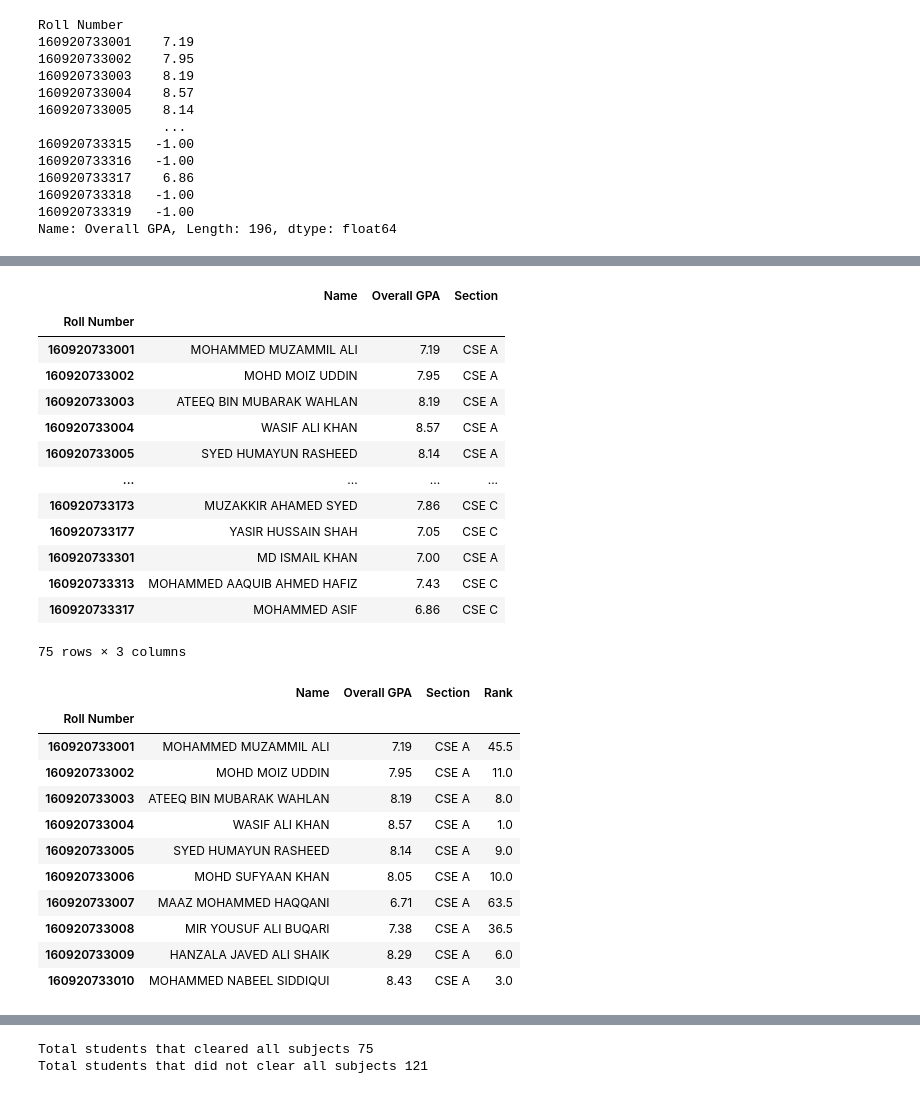
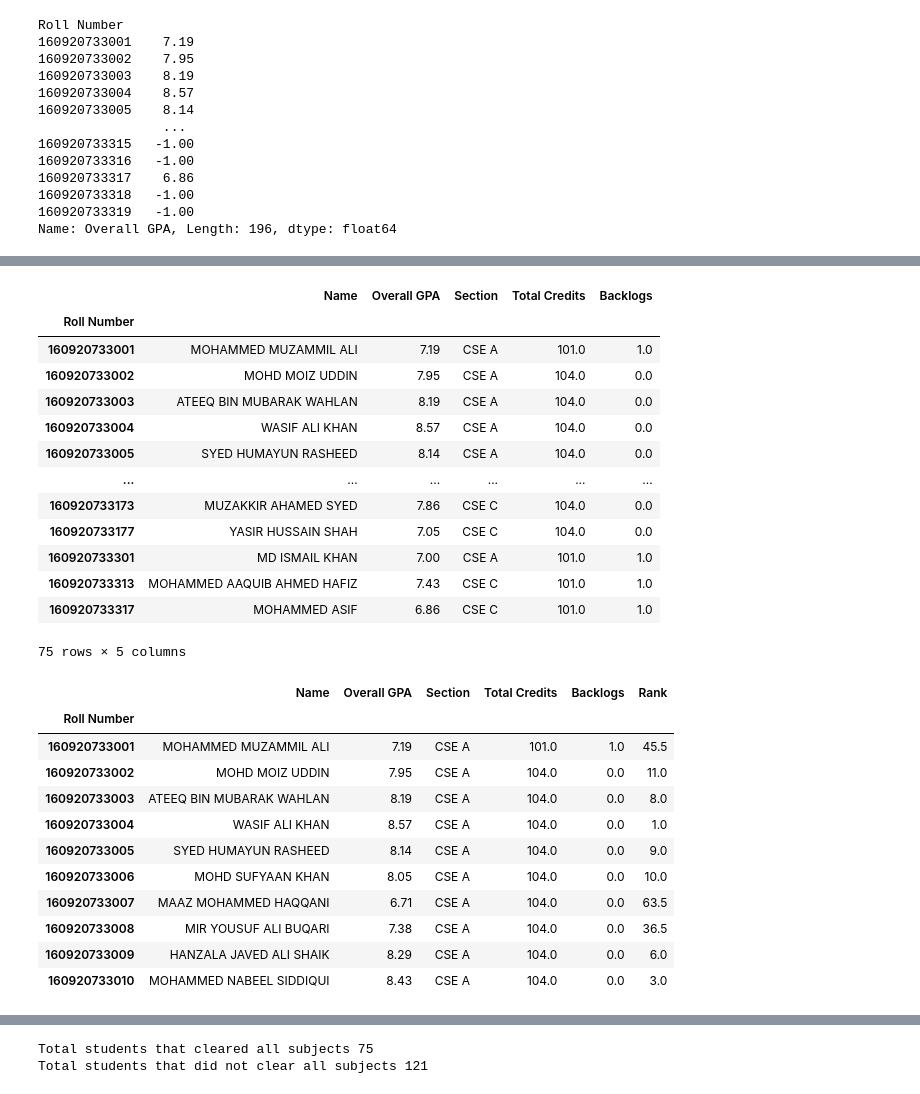
Before and after one commit to Suhaib-Arif/Osmania-5th-Sem-Analysis, a Jupyter notebook: Results-5th-Sem/results.ipynb, the cells around one changed output, grey strips where cells are left out. Cells and saved outputs as stored; diff of their text form; code cells hidden in the pictures.

```diff
--- a/Results-5th-Sem/results.ipynb
+++ b/Results-5th-Sem/results.ipynb
@@ -232,12 +274,4 @@ clean_results_df.head(10)
 # %%
 # Removing the substring 'PASSED-' from all the students that have cleared
-def replace(x):
-    sub = "PASSED-"
-    if isinstance(x, str):
-        x = x.replace(sub,"")
-        return x
-    else:
-        return x
-
-clean_results_df["Overall GPA"] = clean_results_df["Overall GPA"].apply(replace)
+clean_results_df["Overall GPA"] = clean_results_df["Overall GPA"].str.replace("PASSED-", "")
 # %%
@@ -260,6 +294,5 @@ clean_results_df.iloc[:,1:]
 # %%
 # Converting GPA to numeric values
-clean_results_df = clean_results_df.dropna()
 clean_results_df['Overall GPA'] = pd.to_numeric(clean_results_df['Overall GPA'])
 clean_results_df['Overall GPA']
 # %% [output]
@@ -278,6 +311,8 @@ Roll Number
 Name: Overall GPA, Length: 196, dtype: float64
 # %%
 # Creating a DataFrame that consistes only of Name GPA and section
-compressed_results_df = clean_results_df.loc[:,["Name", "Overall GPA", "Section"]]
+compressed_results_df = clean_results_df.loc[:,["Name", "Overall GPA", "Section", "Total Credits",
+                                                "Backlogs"]
+                                            ]
 compressed_results_df.head(10)
 # %% [output]
@@ -348,38 +383,38 @@ c_section_df.sort_values(by = "Overall GPA", ascending=False)[:5]
 # %%
-# DataFrame containing students that have cleared all subjects
-all_clear_students_df = compressed_results_df[compressed_results_df["Overall GPA"] != -1]
-all_clear_students_df
+# DataFrame containing students that have cleared all subjects in current sem
+current_clear_students_df = compressed_results_df[compressed_results_df["Overall GPA"] != -1]
+current_clear_students_df
 # %% [output]
-|  | Name | Overall GPA | Section |
-| Roll Number |  |  |  |
-| 160920733001 | MOHAMMED MUZAMMIL ALI | 7.19 | CSE A |
-| 160920733002 | MOHD MOIZ UDDIN | 7.95 | CSE A |
-| 160920733003 | ATEEQ BIN MUBARAK WAHLAN | 8.19 | CSE A |
-| 160920733004 | WASIF ALI KHAN | 8.57 | CSE A |
-| 160920733005 | SYED HUMAYUN RASHEED | 8.14 | CSE A |
-| ... | ... | ... | ... |
-| 160920733173 | MUZAKKIR AHAMED SYED | 7.86 | CSE C |
-| 160920733177 | YASIR HUSSAIN SHAH | 7.05 | CSE C |
-| 160920733301 | MD ISMAIL KHAN | 7.00 | CSE A |
-| 160920733313 | MOHAMMED AAQUIB AHMED HAFIZ | 7.43 | CSE C |
-| 160920733317 | MOHAMMED ASIF | 6.86 | CSE C |
+|  | Name | Overall GPA | Section | Total Credits | Backlogs |
+| Roll Number |  |  |  |  |  |
+| 160920733001 | MOHAMMED MUZAMMIL ALI | 7.19 | CSE A | 101.0 | 1.0 |
+| 160920733002 | MOHD MOIZ UDDIN | 7.95 | CSE A | 104.0 | 0.0 |
+| 160920733003 | ATEEQ BIN MUBARAK WAHLAN | 8.19 | CSE A | 104.0 | 0.0 |
+| 160920733004 | WASIF ALI KHAN | 8.57 | CSE A | 104.0 | 0.0 |
+| 160920733005 | SYED HUMAYUN RASHEED | 8.14 | CSE A | 104.0 | 0.0 |
+| ... | ... | ... | ... | ... | ... |
+| 160920733173 | MUZAKKIR AHAMED SYED | 7.86 | CSE C | 104.0 | 0.0 |
+| 160920733177 | YASIR HUSSAIN SHAH | 7.05 | CSE C | 104.0 | 0.0 |
+| 160920733301 | MD ISMAIL KHAN | 7.00 | CSE A | 101.0 | 1.0 |
+| 160920733313 | MOHAMMED AAQUIB AHMED HAFIZ | 7.43 | CSE C | 101.0 | 1.0 |
+| 160920733317 | MOHAMMED ASIF | 6.86 | CSE C | 101.0 | 1.0 |
-75 rows × 3 columns
+75 rows × 5 columns
 # %%
 # Assigning Rank based on GPA
-all_clear_students_df.loc[:, "Rank"] = all_clear_students_df["Overall GPA"].rank(ascending=False)
-all_clear_students_df.head(10)
+current_clear_students_df.loc[:, "Rank"] = current_clear_students_df["Overall GPA"].rank(ascending=False)
+current_clear_students_df.head(10)
 # %% [output]
-|  | Name | Overall GPA | Section | Rank |
-| Roll Number |  |  |  |  |
-| 160920733001 | MOHAMMED MUZAMMIL ALI | 7.19 | CSE A | 45.5 |
-| 160920733002 | MOHD MOIZ UDDIN | 7.95 | CSE A | 11.0 |
-| 160920733003 | ATEEQ BIN MUBARAK WAHLAN | 8.19 | CSE A | 8.0 |
-| 160920733004 | WASIF ALI KHAN | 8.57 | CSE A | 1.0 |
-| 160920733005 | SYED HUMAYUN RASHEED | 8.14 | CSE A | 9.0 |
-| 160920733006 | MOHD SUFYAAN KHAN | 8.05 | CSE A | 10.0 |
-| 160920733007 | MAAZ MOHAMMED HAQQANI | 6.71 | CSE A | 63.5 |
-| 160920733008 | MIR YOUSUF ALI BUQARI | 7.38 | CSE A | 36.5 |
-| 160920733009 | HANZALA JAVED ALI SHAIK | 8.29 | CSE A | 6.0 |
-| 160920733010 | MOHAMMED NABEEL SIDDIQUI | 8.43 | CSE A | 3.0 |
+|  | Name | Overall GPA | Section | Total Credits | Backlogs | Rank |
+| Roll Number |  |  |  |  |  |  |
+| 160920733001 | MOHAMMED MUZAMMIL ALI | 7.19 | CSE A | 101.0 | 1.0 | 45.5 |
+| 160920733002 | MOHD MOIZ UDDIN | 7.95 | CSE A | 104.0 | 0.0 | 11.0 |
+| 160920733003 | ATEEQ BIN MUBARAK WAHLAN | 8.19 | CSE A | 104.0 | 0.0 | 8.0 |
+| 160920733004 | WASIF ALI KHAN | 8.57 | CSE A | 104.0 | 0.0 | 1.0 |
+| 160920733005 | SYED HUMAYUN RASHEED | 8.14 | CSE A | 104.0 | 0.0 | 9.0 |
+| 160920733006 | MOHD SUFYAAN KHAN | 8.05 | CSE A | 104.0 | 0.0 | 10.0 |
+| 160920733007 | MAAZ MOHAMMED HAQQANI | 6.71 | CSE A | 104.0 | 0.0 | 63.5 |
+| 160920733008 | MIR YOUSUF ALI BUQARI | 7.38 | CSE A | 104.0 | 0.0 | 36.5 |
+| 160920733009 | HANZALA JAVED ALI SHAIK | 8.29 | CSE A | 104.0 | 0.0 | 6.0 |
+| 160920733010 | MOHAMMED NABEEL SIDDIQUI | 8.43 | CSE A | 104.0 | 0.0 | 3.0 |
 # %%
 # Students with the highest Rank
```
Also changed, not shown: parts of 33 cells of this notebook, 1 other file.
